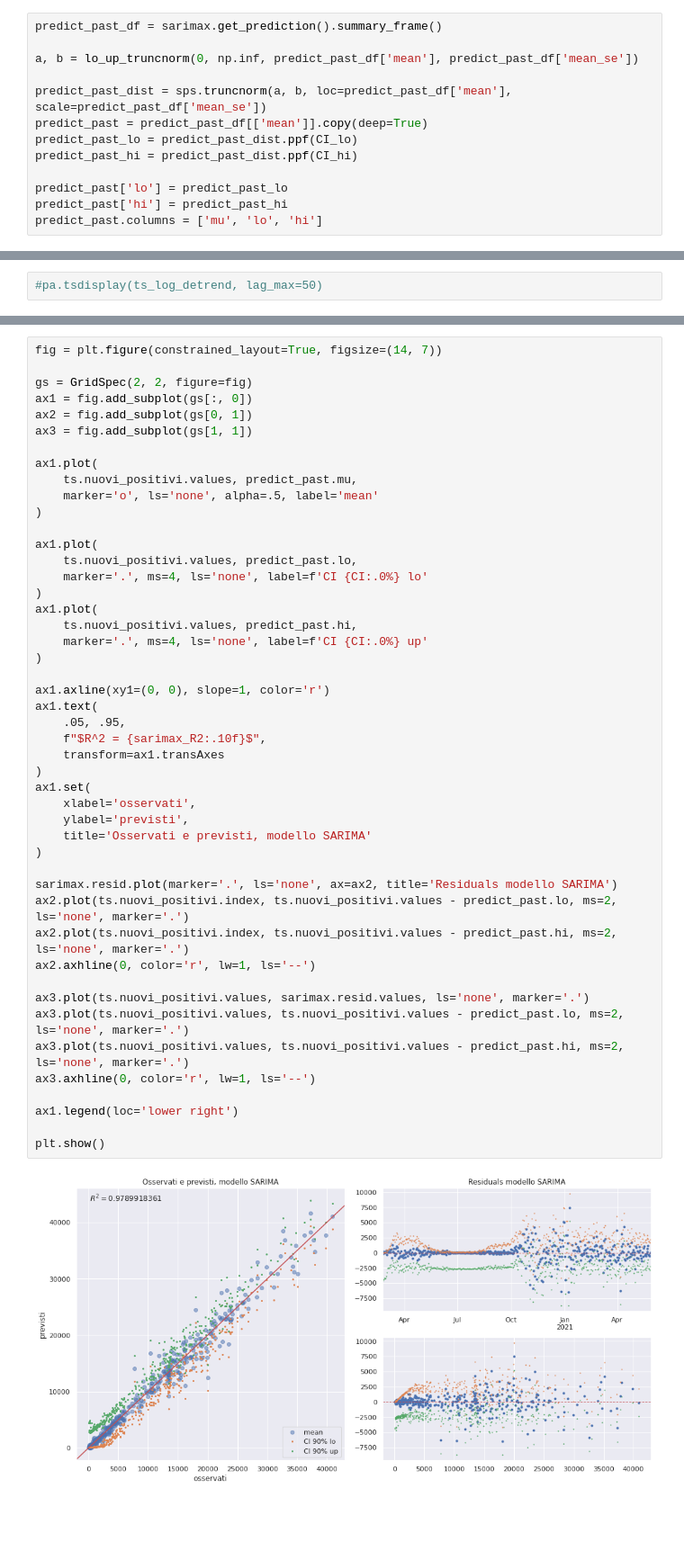
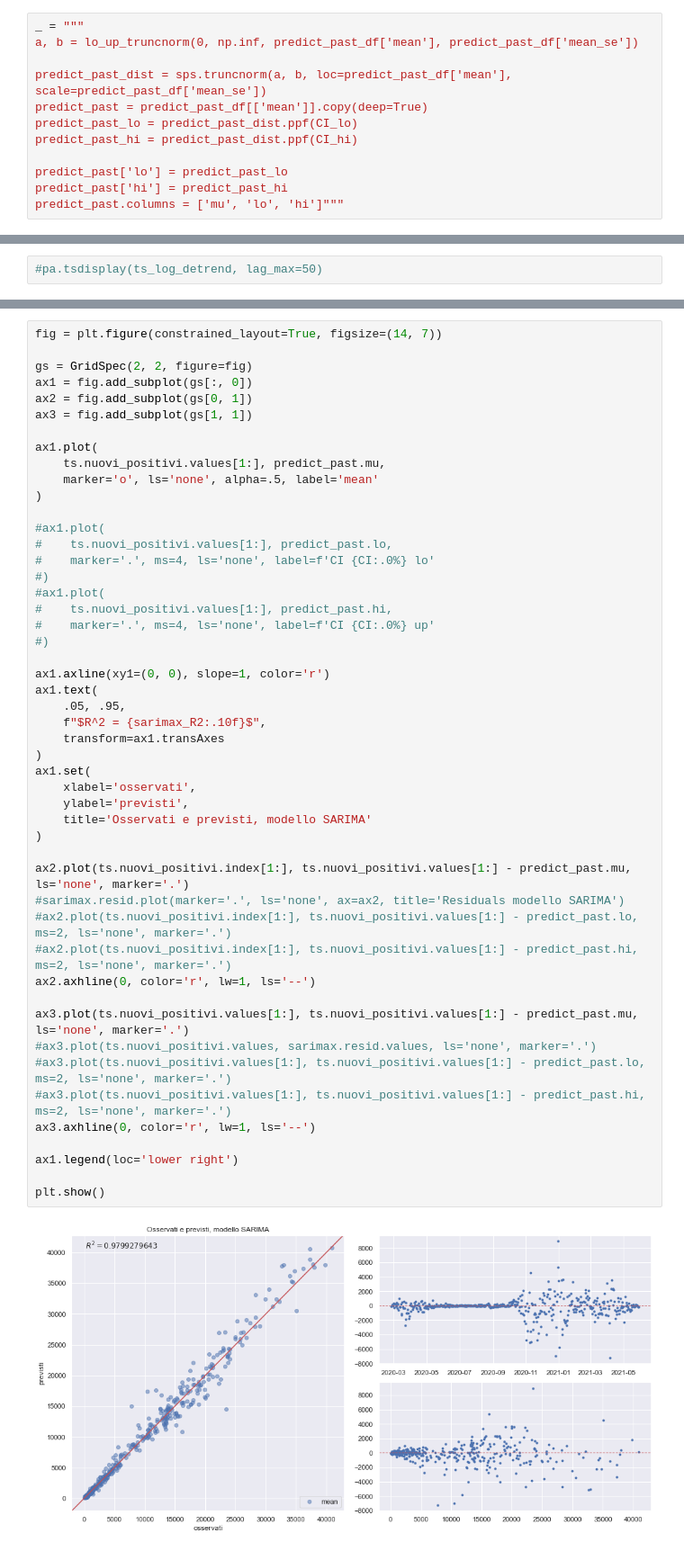
Before and after one commit to maxdevblock/covid-19-website, a Jupyter notebook: Italia/ARIMA.ipynb, the cells around one changed output, grey strips where cells are left out. Shown at 90% size. Drawn from its saved outputs; the diff is of its cells as text; blank space fills up the shorter version.

```diff
--- a/Italia/ARIMA.ipynb
+++ b/Italia/ARIMA.ipynb
@@ -171,6 +239,5 @@ predict_future_y /= predict_future_y.max(axis=0)
 # %%
-predict_past_df = sarimax.get_prediction().summary_frame()
-
+_ = """
 a, b = lo_up_truncnorm(0, np.inf, predict_past_df['mean'], predict_past_df['mean_se'])
 
 predict_past_dist = sps.truncnorm(a, b, loc=predict_past_df['mean'], scale=predict_past_df['mean_se'])
@@ -180,7 +247,7 @@ predict_past_hi = predict_past_dist.ppf(CI_hi)
 
 predict_past['lo'] = predict_past_lo
 predict_past['hi'] = predict_past_hi
-predict_past.columns = ['mu', 'lo', 'hi']
+predict_past.columns = ['mu', 'lo', 'hi']"""
 # %% [markdown]
 # Previsioni
 # %%
@@ -807,46 +875,48 @@ fig = plt.figure(constrained_layout=True, figsize=(14, 7))
 gs = GridSpec(2, 2, figure=fig)
 ax1 = fig.add_subplot(gs[:, 0])
 ax2 = fig.add_subplot(gs[0, 1])
 ax3 = fig.add_subplot(gs[1, 1])
 
 ax1.plot(
-    ts.nuovi_positivi.values, predict_past.mu,
+    ts.nuovi_positivi.values[1:], predict_past.mu,
     marker='o', ls='none', alpha=.5, label='mean'
 )
 
-ax1.plot(
-    ts.nuovi_positivi.values, predict_past.lo,
-    marker='.', ms=4, ls='none', label=f'CI {CI:.0%} lo'
-)
-ax1.plot(
-    ts.nuovi_positivi.values, predict_past.hi,
-    marker='.', ms=4, ls='none', label=f'CI {CI:.0%} up'
-)
+#ax1.plot(
+#    ts.nuovi_positivi.values[1:], predict_past.lo,
+#    marker='.', ms=4, ls='none', label=f'CI {CI:.0%} lo'
+#)
+#ax1.plot(
+#    ts.nuovi_positivi.values[1:], predict_past.hi,
+#    marker='.', ms=4, ls='none', label=f'CI {CI:.0%} up'
+#)
 
 ax1.axline(xy1=(0, 0), slope=1, color='r')
 ax1.text(
     .05, .95,
     f"$R^2 = {sarimax_R2:.10f}$",
     transform=ax1.transAxes
 )
 ax1.set(
     xlabel='osservati',
     ylabel='previsti',
     title='Osservati e previsti, modello SARIMA'
 )
 
-sarimax.resid.plot(marker='.', ls='none', ax=ax2, title='Residuals modello SARIMA')
-ax2.plot(ts.nuovi_positivi.index, ts.nuovi_positivi.values - predict_past.lo, ms=2, ls='none', marker='.')
-ax2.plot(ts.nuovi_positivi.index, ts.nuovi_positivi.values - predict_past.hi, ms=2, ls='none', marker='.')
+ax2.plot(ts.nuovi_positivi.index[1:], ts.nuovi_positivi.values[1:] - predict_past.mu, ls='none', marker='.')
+#sarimax.resid.plot(marker='.', ls='none', ax=ax2, title='Residuals modello SARIMA')
+#ax2.plot(ts.nuovi_positivi.index[1:], ts.nuovi_positivi.values[1:] - predict_past.lo, ms=2, ls='none', marker='.')
+#ax2.plot(ts.nuovi_positivi.index[1:], ts.nuovi_positivi.values[1:] - predict_past.hi, ms=2, ls='none', marker='.')
 ax2.axhline(0, color='r', lw=1, ls='--')
 
-ax3.plot(ts.nuovi_positivi.values, sarimax.resid.values, ls='none', marker='.')
-ax3.plot(ts.nuovi_positivi.values, ts.nuovi_positivi.values - predict_past.lo, ms=2, ls='none', marker='.')
-ax3.plot(ts.nuovi_positivi.values, ts.nuovi_positivi.values - predict_past.hi, ms=2, ls='none', marker='.')
+ax3.plot(ts.nuovi_positivi.values[1:], ts.nuovi_positivi.values[1:] - predict_past.mu, ls='none', marker='.')
+#ax3.plot(ts.nuovi_positivi.values, sarimax.resid.values, ls='none', marker='.')
+#ax3.plot(ts.nuovi_positivi.values[1:], ts.nuovi_positivi.values[1:] - predict_past.lo, ms=2, ls='none', marker='.')
+#ax3.plot(ts.nuovi_positivi.values[1:], ts.nuovi_positivi.values[1:] - predict_past.hi, ms=2, ls='none', marker='.')
 ax3.axhline(0, color='r', lw=1, ls='--')
 
 ax1.legend(loc='lower right')
 
 plt.show()
 # %% [output]
-[figure, old version]
+[figure, new version]
```
Also changed, not shown: parts of 41 cells of this notebook.
